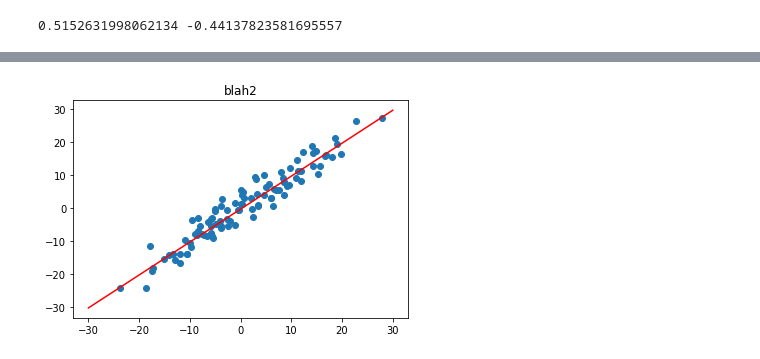
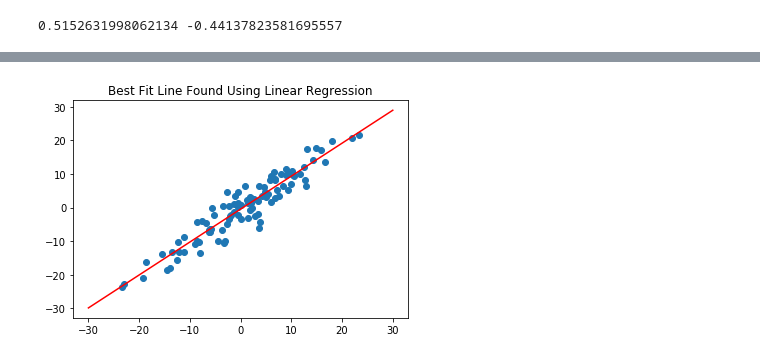
Before and after one commit to IoT-master/PyTorchMLTemplates, a Jupyter notebook: Linear_Regression_with_a_Simple_Line_Example.ipynb, the cells around one changed output, grey strips where cells are left out. Saved outputs shown, nothing was run; the diff lists cells and outputs as text; code cells hidden in the pictures.

```diff
--- a/Linear_Regression_with_a_Simple_Line_Example.ipynb
+++ b/Linear_Regression_with_a_Simple_Line_Example.ipynb
@@ -101,8 +105,8 @@ Text(0.5, 0, 'epoch')
-# %%
-#@title
-plot_fit("blah2")
-# %% [output]
-[figure, removed]
+# %%
+#@title
+plot_fit("Best Fit Line Found Using Linear Regression")
+# %% [output]
+[figure, added]
 # %%
 print(get_params())
 # %% [output]
```
Also changed, not shown: parts of 8 cells of this notebook.
